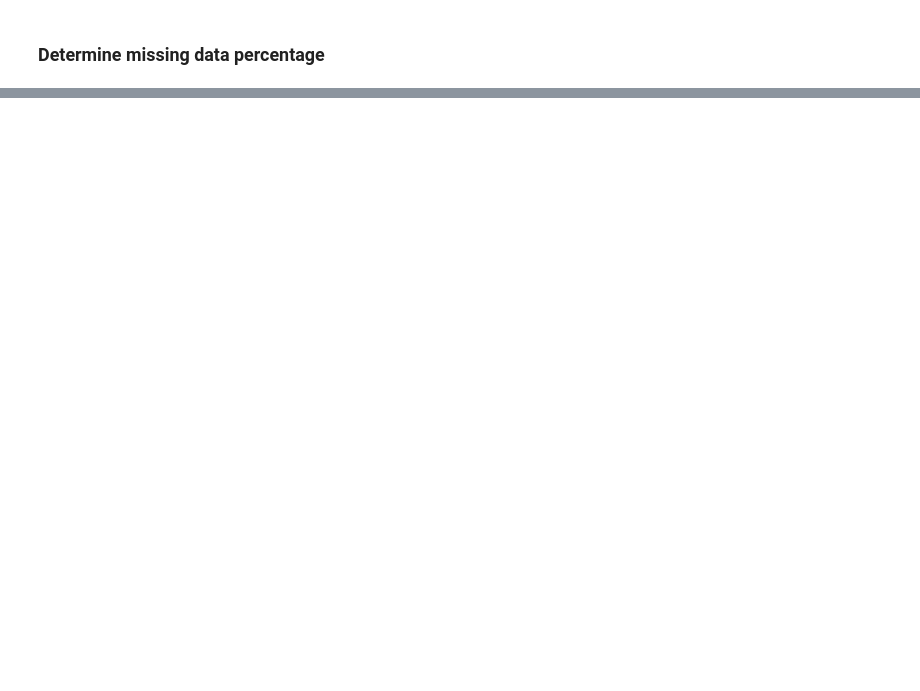
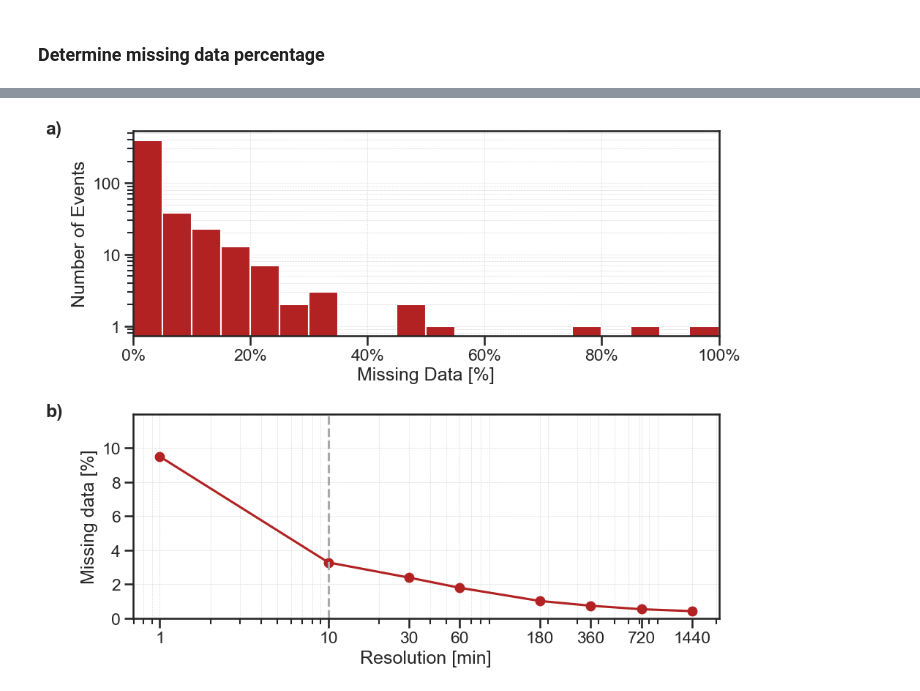
Before and after one commit to hruedisser/arcane, a Jupyter notebook: scripts/notebooks/data_analysis.ipynb, the cells around one changed output, grey strips where cells are left out. Cells and saved outputs as stored; diff of their text form; code cells hidden in the pictures; blank space fills up the shorter version.

```diff
--- a/scripts/notebooks/data_analysis.ipynb
+++ b/scripts/notebooks/data_analysis.ipynb
@@ -244,19 +272,18 @@ plt.savefig("../../plots/missing_data_percentage.pdf")
 # %%
 # resample the datasets to 30min and generate events
 
-chosen_freq = "30min"
+chosen_freq = "10min"
 
 missing_event_data_RTWS = []
 
 resampled_rtsw = full_dataset_rtsw_with_catalog.resample(chosen_freq).mean().dropna()
 
-resampled_events = Nguyen_Dataset(
+resampled_events = ICMECAT_Dataset(
     folder_paths=catalog_paths,
-    resample_freq=chosen_freq,
     event_types=event_types,
-    filters=filters,
-    cap=cap,
-)
+    startname=startname,
+    endname=endname
+    )
 
 events_rtsw = [event for event in resampled_events.catalog.event_cat if event.begin > resampled_rtsw.index[0] and event.begin < resampled_rtsw.index[-1]]
 
@@ -356,34 +405,36 @@ combined_axs[1].plot(
     label="RTSW",
     marker="o",
     color=geo_magenta,
     )
 
 combined_axs[1].plot(
-    [30, 30],
+    [10, 10],
     [0, 12],
     color="darkgrey",
     linestyle="--",
 )
 
 # Custom x-ticks
 xticks = missing_percentage_rtsw[:, 1]
 combined_axs[1].set_xscale("log")
 combined_axs[1].set_xticks(xticks, labels=[str(int(x)) for x in xticks])
 
 # Add subplot labels
 combined_axs[0].text(-0.15, 1.05, "a)", transform=combined_axs[0].transAxes,
                      fontweight='bold', va='top', ha='left')
 
 combined_axs[1].text(-0.15, 1.05, "b)", transform=combined_axs[1].transAxes,
                      fontweight='bold', va='top', ha='left')
 
 combined_axs[1].set_xlabel("Resolution [min]")
 combined_axs[1].set_ylabel("Missing data [%]")
 combined_axs[1].set_ylim(0,12)
 combined_axs[1].set_yticks([0, 2, 4, 6, 8, 10])
 combined_axs[1].grid(True, which="both", linestyle="--", linewidth=0.5, alpha=0.7)
 combined_fig.tight_layout()
 combined_fig.savefig("../../plots/combined_data.pdf")
+# %% [output]
+[figure, added]
 # %%
 # calculate duration of data gaps
 
```
Also changed, not shown: parts of 24 cells of this notebook, 22 other files.
